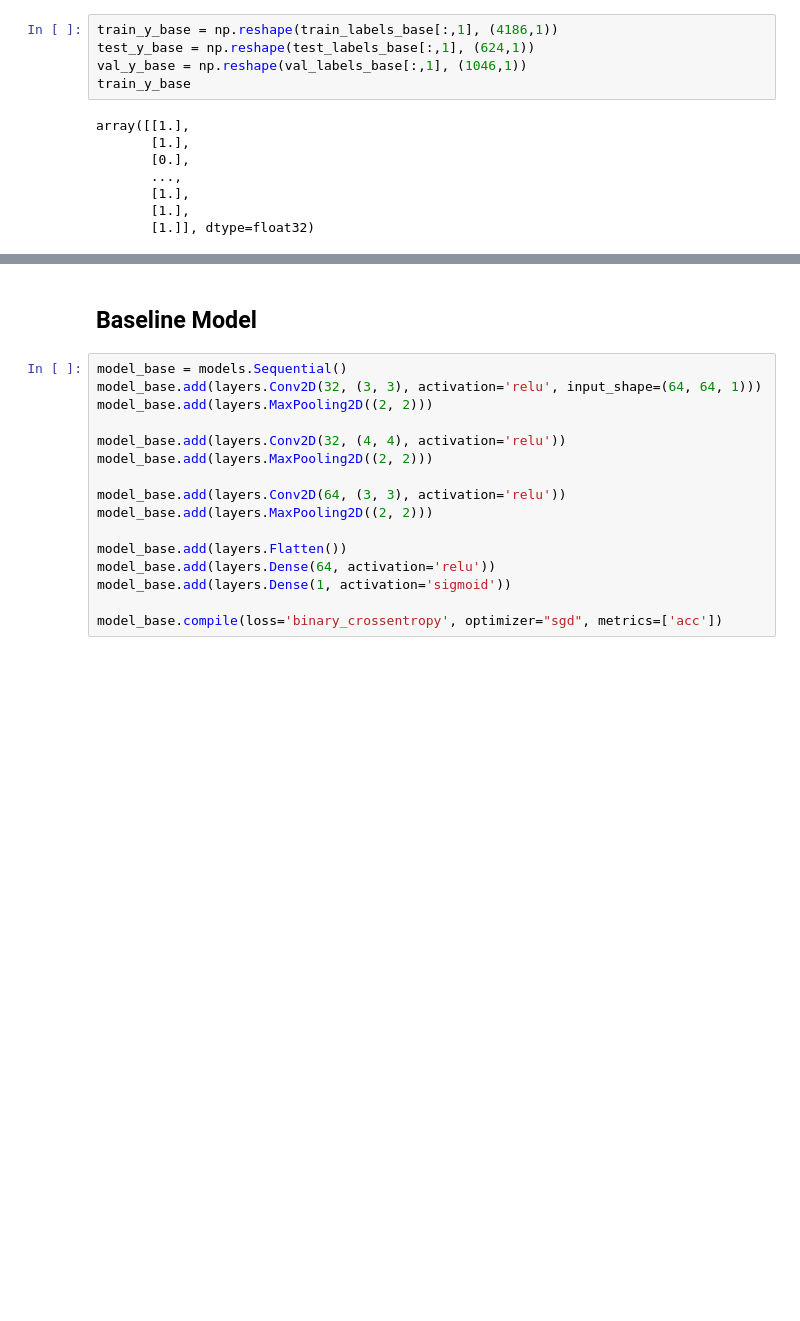
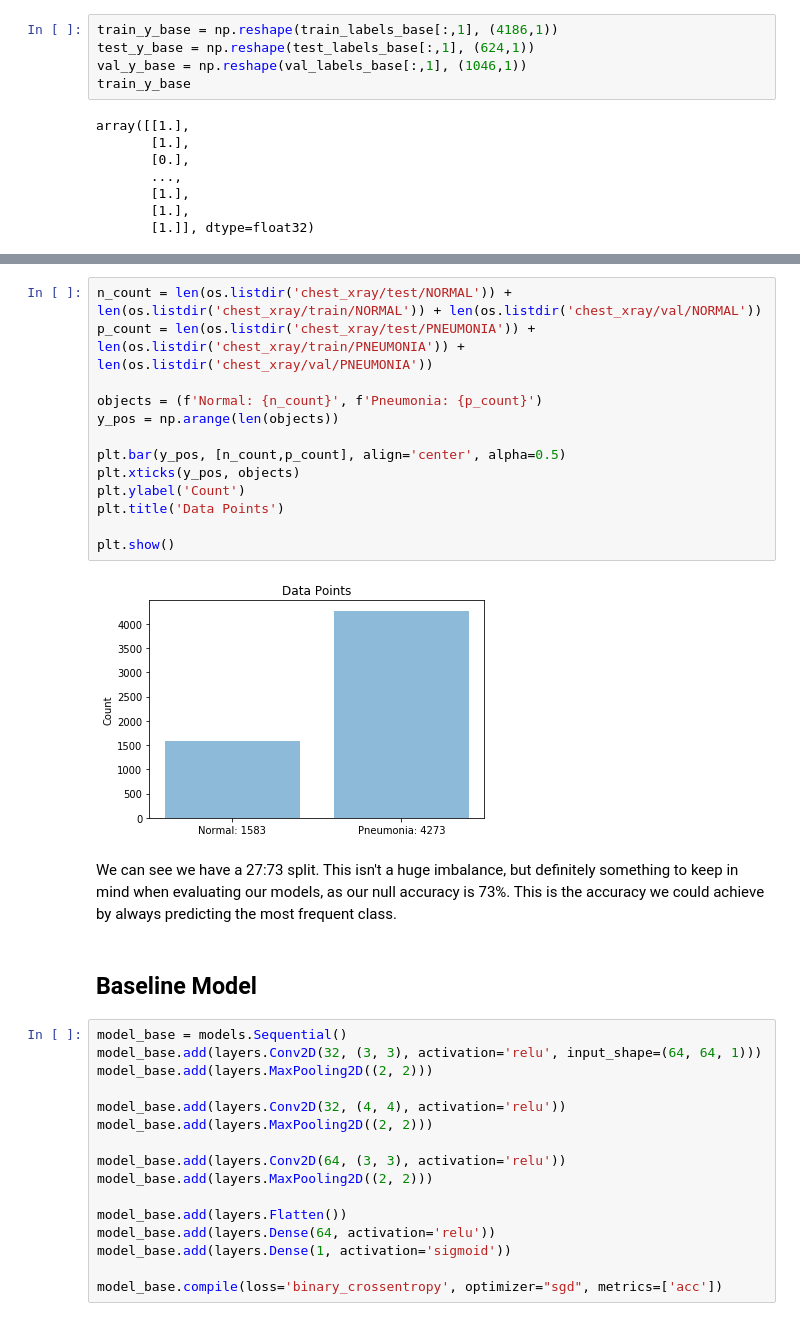
Before and after one commit to gabbyflabby/CNN-Pneumonia, a Jupyter notebook: Notebooks_and_Code/Tuning_One_Parameter.ipynb, the cells around one changed output, grey strips where cells are left out. Cells and saved outputs as stored; diff of their text form; blank space fills up the shorter version.

```diff
--- a/Tuning_One_Parameter.ipynb
+++ b/Notebooks_and_Code/Tuning_One_Parameter.ipynb
@@ -143,3 +148,20 @@ array([[1.],
+# %%
+n_count = len(os.listdir('chest_xray/test/NORMAL')) + len(os.listdir('chest_xray/train/NORMAL')) + len(os.listdir('chest_xray/val/NORMAL'))
+p_count = len(os.listdir('chest_xray/test/PNEUMONIA')) + len(os.listdir('chest_xray/train/PNEUMONIA')) + len(os.listdir('chest_xray/val/PNEUMONIA'))
+
+objects = (f'Normal: {n_count}', f'Pneumonia: {p_count}')
+y_pos = np.arange(len(objects))
+
+plt.bar(y_pos, [n_count,p_count], align='center', alpha=0.5)
+plt.xticks(y_pos, objects)
+plt.ylabel('Count')
+plt.title('Data Points')
+
+plt.show()
+# %% [output]
+[figure, added]
+# %% [markdown]
+We can see we have a 27:73 split. This isn't a huge imbalance, but definitely something to keep in mind when evaluating our models, as our null accuracy is 73%. This is the accuracy we could achieve by always predicting the most frequent class.
 # %% [markdown]
 ## Baseline Model <a id='basemodel'></a>
 # %%
```
Also changed, not shown: parts of 2 cells of this notebook, 6 other files.
